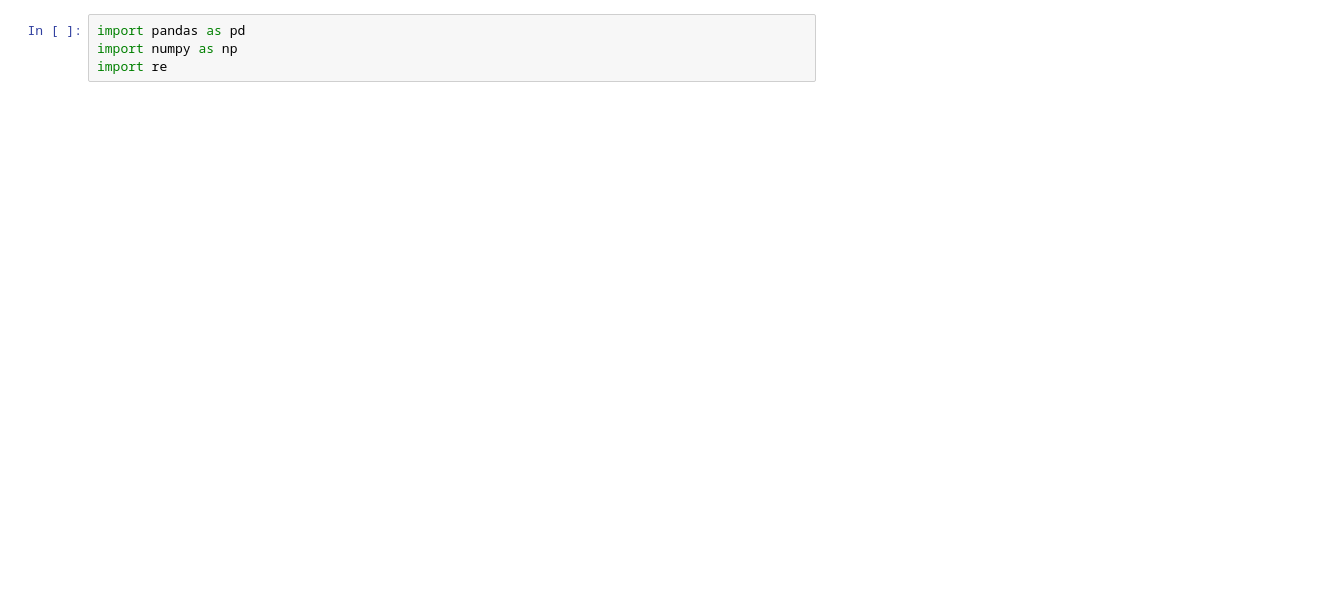
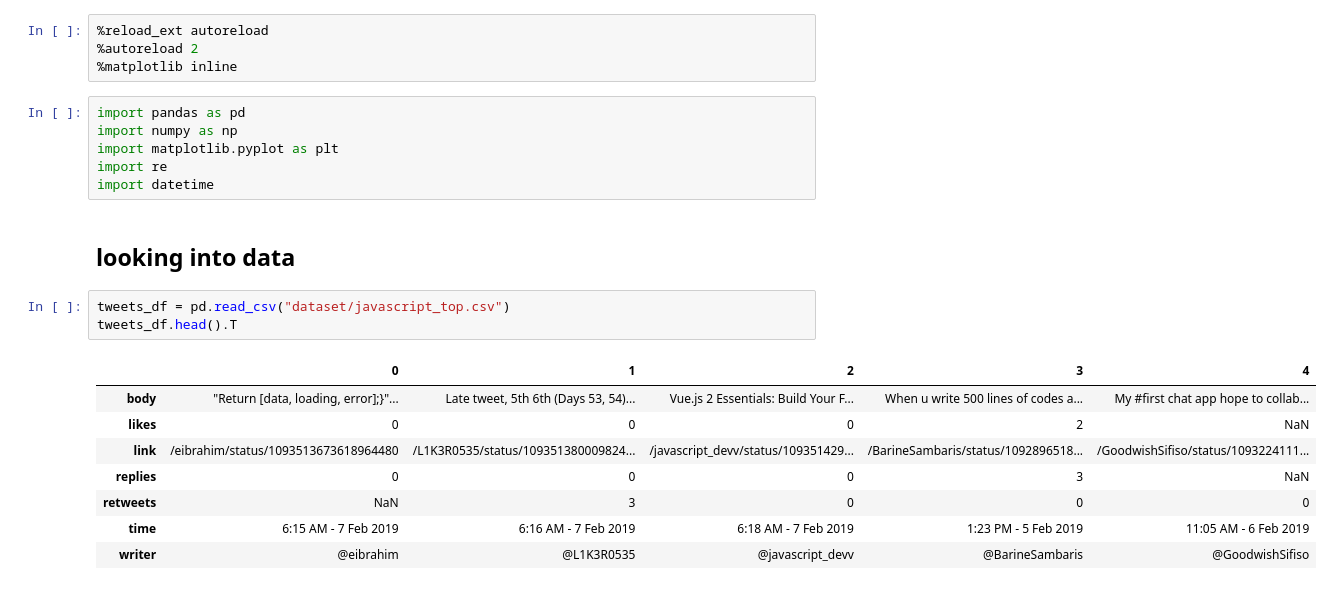
Before and after one commit to DevMahmoud10/Twitter_, a Jupyter notebook: Tweets_state.ipynb, the cells around one changed output. Cells and saved outputs as stored; diff of their text form; blank space fills up the shorter version.

```diff
--- a/Tweets_state.ipynb
+++ b/Tweets_state.ipynb
@@ -1,4 +1,24 @@
+# %%
+%reload_ext autoreload
+%autoreload 2
+%matplotlib inline
 # %%
 import pandas as pd
 import numpy as np
+import matplotlib.pyplot as plt
 import re
+import datetime
+# %% [markdown]
+## looking into data
+# %%
+tweets_df = pd.read_csv("dataset/javascript_top.csv")
+tweets_df.head().T
+# %% [output]
+|  | 0 | 1 | 2 | 3 | 4 |
+| body | "Return [data, loading, error];}"... | Late tweet, 5th 6th (Days 53, 54)... | Vue.js 2 Essentials: Build Your F... | When u write 500 lines of codes a... | My #first chat app hope to collab... |
+| likes | 0 | 0 | 0 | 2 | NaN |
+| link | /eibrahim/status/1093513673618964480 | /L1K3R0535/status/109351380009824... | /javascript_devv/status/109351429... | /BarineSambaris/status/1092896518... | /GoodwishSifiso/status/1093224111... |
+| replies | 0 | 0 | 0 | 3 | NaN |
+| retweets | NaN | 3 | 0 | 0 | 0 |
+| time | 6:15 AM - 7 Feb 2019 | 6:16 AM - 7 Feb 2019 | 6:18 AM - 7 Feb 2019 | 1:23 PM - 5 Feb 2019 | 11:05 AM - 6 Feb 2019 |
+| writer | @eibrahim | @L1K3R0535 | @javascript_devv | @BarineSambaris | @GoodwishSifiso |
```
Also changed, not shown: parts of 20 cells of this notebook.
